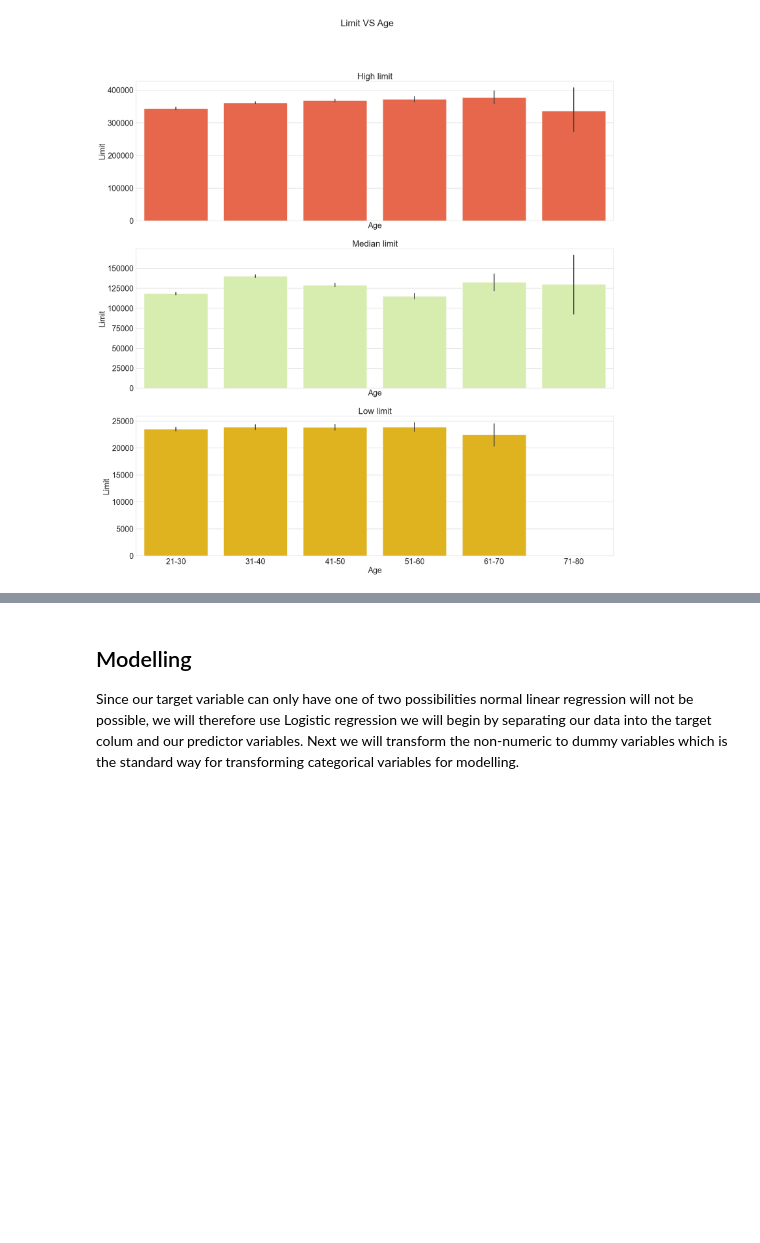
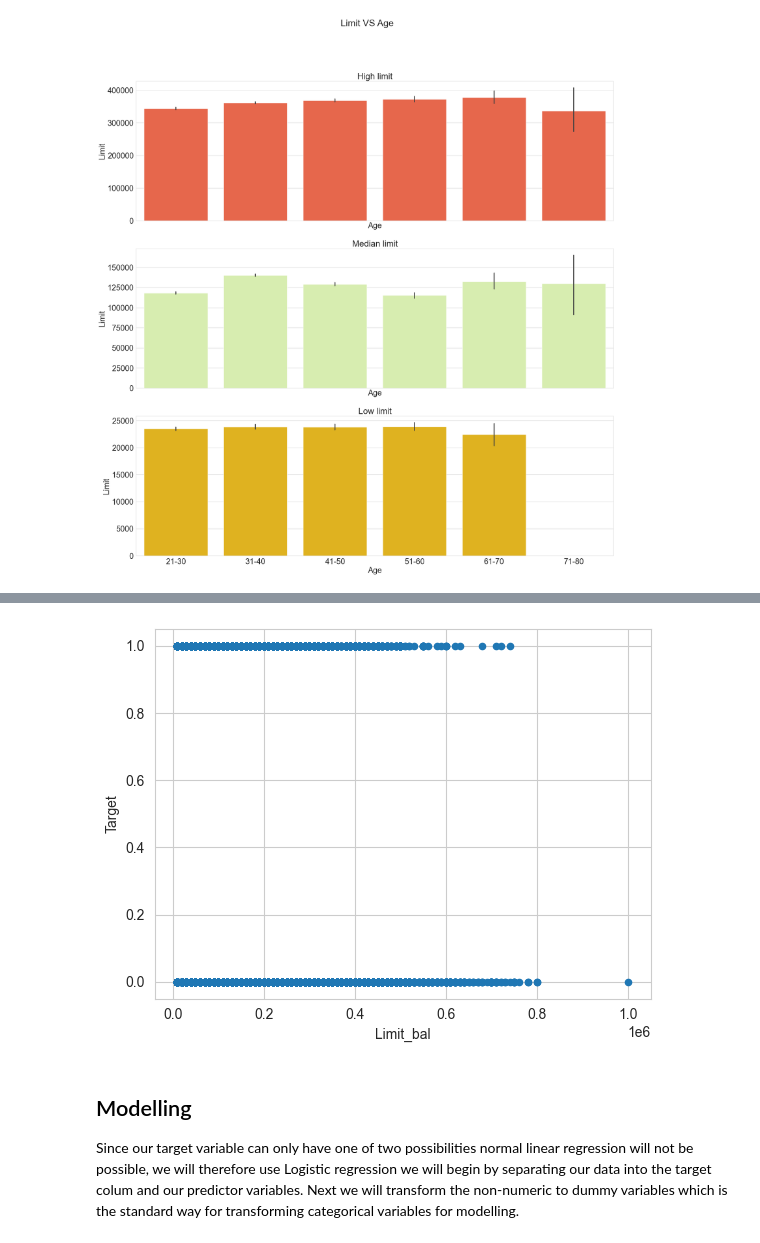
Before and after one commit to Imacharia/Default_predictor, a Jupyter notebook: Credit card default analysis.ipynb, the cells around one changed output, grey strips where cells are left out. Cells and saved outputs as stored; diff of their text form; code cells hidden in the pictures; blank space fills up the shorter version.

```diff
--- a/Credit card default analysis.ipynb
+++ b/Credit card default analysis.ipynb
@@ -326,6 +380,8 @@ data_corr.corr()["Default payment next month"]
 # %%
 # Since Sqft_living is the feature with the strongest correlation in our dataset let's build our baseline model with that
-clean_df.plot.scatter(x="Limit_bal", y="Default payment next month");
+clean_df.plot.scatter(x="Limit_bal", y="Target");
+# %% [output]
+[figure, added]
 # %% [markdown]
 ## Modelling
 
```
Also changed, not shown: parts of 22 cells of this notebook, 23 other files.
